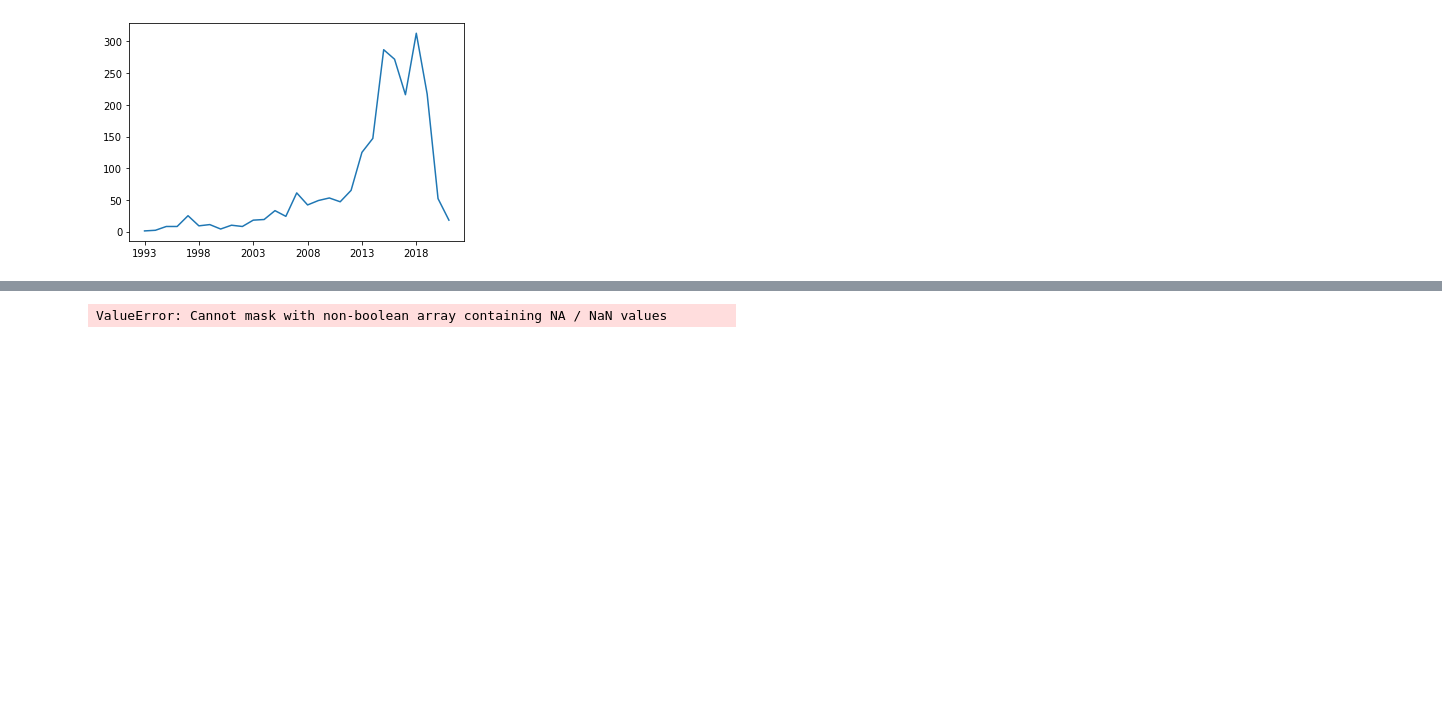
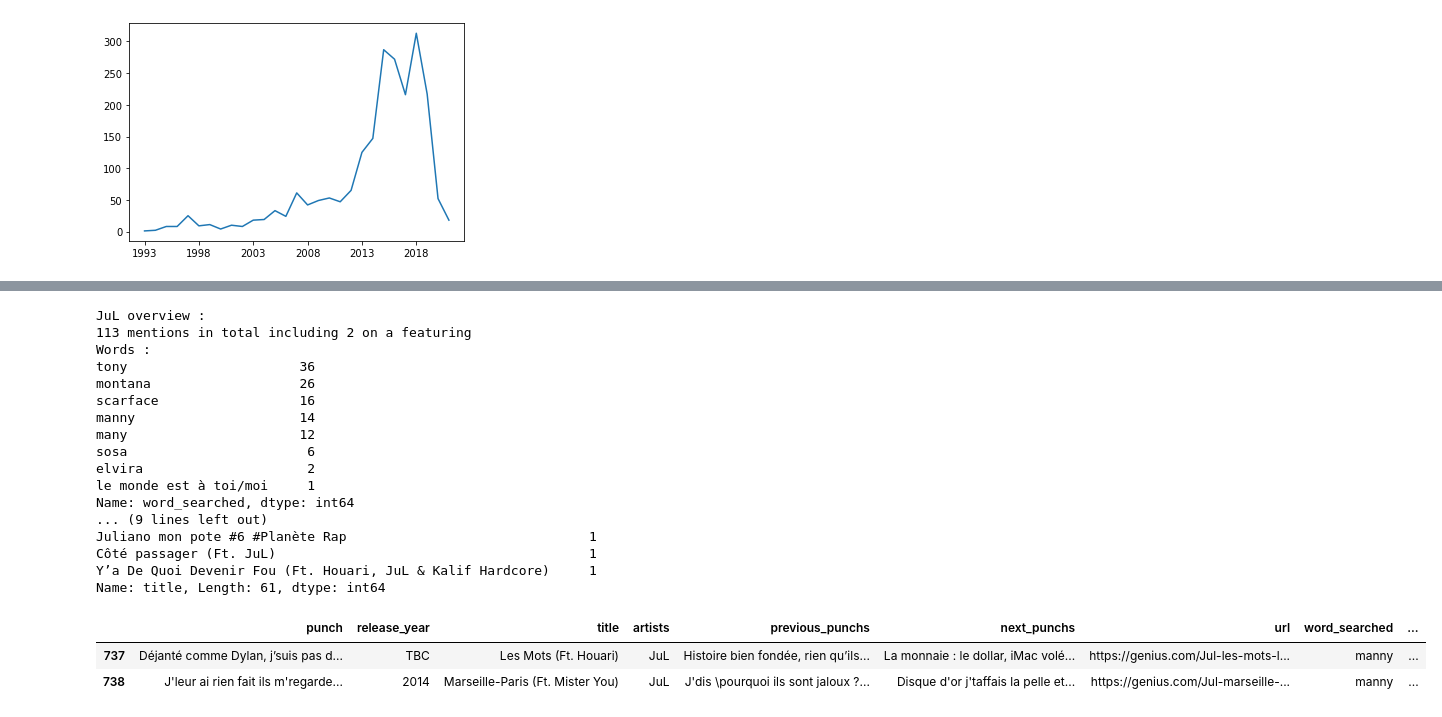
Before and after one commit to Moujha/scarface, a Jupyter notebook: scarface.ipynb, the cells around one changed output, grey strips where cells are left out. Drawn from its saved outputs; the diff is of its cells as text; code cells hidden in the pictures; blank space fills up the shorter version.

```diff
--- a/scarface.ipynb
+++ b/scarface.ipynb
@@ -215,9 +215,28 @@ def overview(artist):
 # nb_feat but is not exactly artist =>  number of lines where the artist is feated with someone else
 # then shows all the line of an artist including when feats
 # %%
-overview("Salif")
+overview("JuL")
 # %% [output]
-ValueError: Cannot mask with non-boolean array containing NA / NaN values
+JuL overview :
+113 mentions in total including 2 on a featuring
+Words :
+tony                      36
+montana                   26
+scarface                  16
+manny                     14
+many                      12
+sosa                       6
+elvira                     2
+le monde est à toi/moi     1
+Name: word_searched, dtype: int64
+... (9 lines left out)
+Juliano mon pote #6 #Planète Rap                               1
+Côté passager (Ft. JuL)                                        1
+Y’a De Quoi Devenir Fou (Ft. Houari, JuL & Kalif Hardcore)     1
+Name: title, Length: 61, dtype: int64
+|  | punch | release_year | title | artists | previous_punchs | next_punchs | url | word_searched | ... |
+| 737 | Déjanté comme Dylan, j’suis pas d... | TBC | Les Mots (Ft. Houari) | JuL | Histoire bien fondée, rien qu’ils... | La monnaie : le dollar, iMac volé... | https://genius.com/Jul-les-mots-l... | manny | ... |
+| 738 | J'leur ai rien fait ils m'regarde... | 2014 | Marseille-Paris (Ft. Mister You) | JuL | J'dis \pourquoi ils sont jaloux ?... | Disque d'or j'taffais la pelle et... | https://genius.com/Jul-marseille-... | manny | ... |
 # %%
 df.groupby("artists")["word_searched"].count()
 
```
Also changed, not shown: parts of 10 cells of this notebook.
